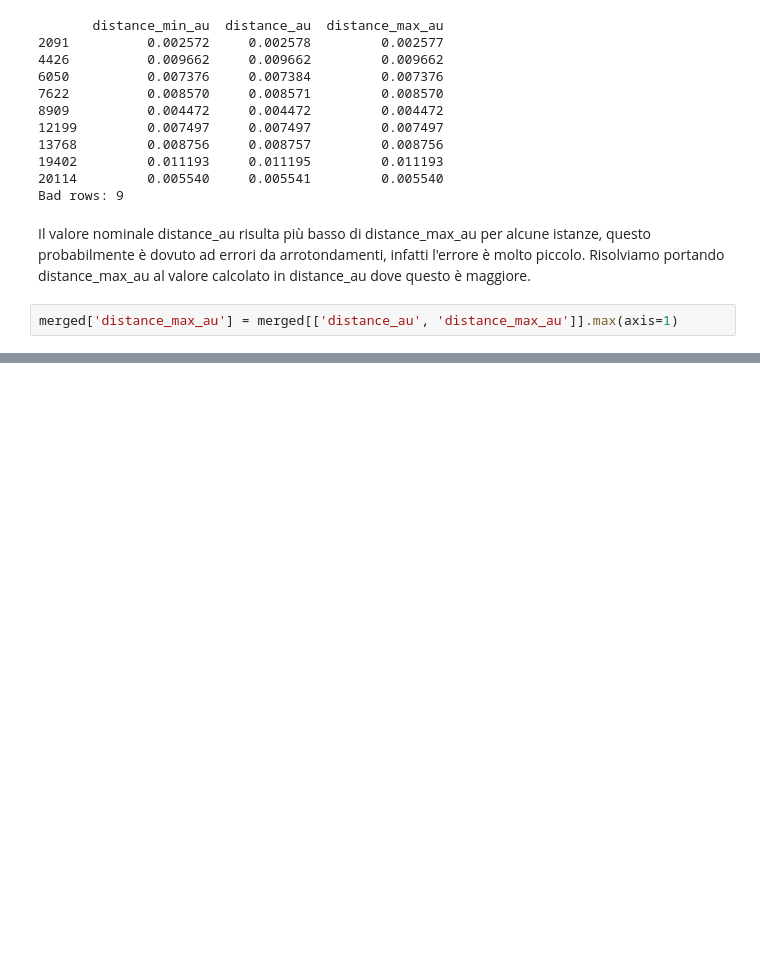
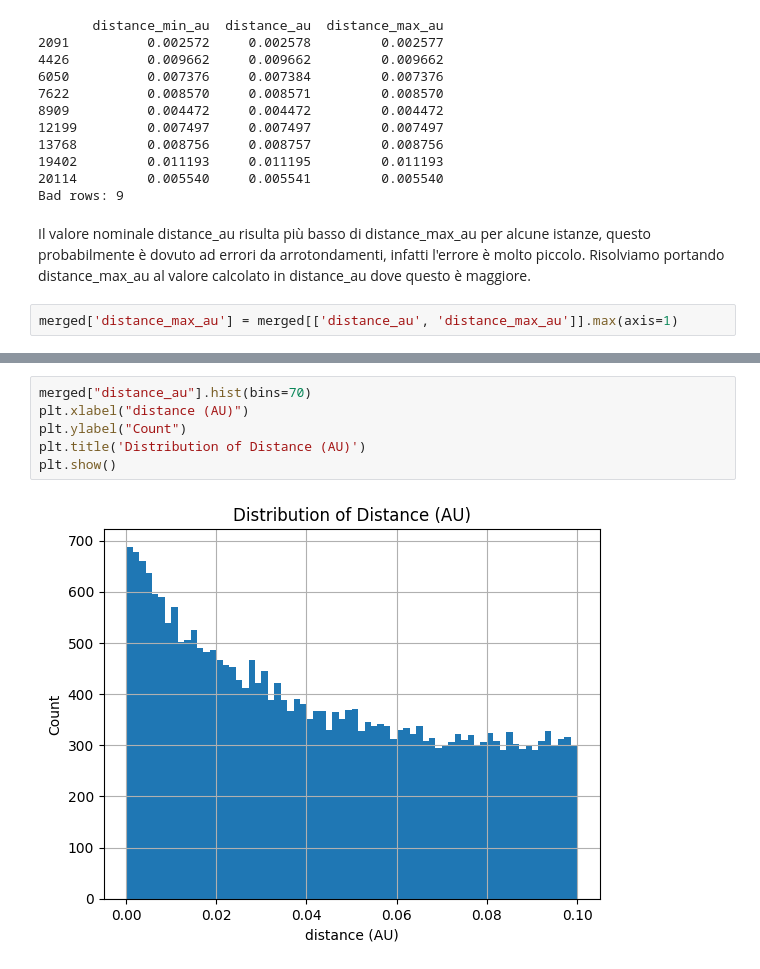
Before and after one commit to k3lly200413-2/Progetto_Nasa_Data_Intensive, a Jupyter notebook: Untitled.ipynb, the cells around one changed output, grey strips where cells are left out. Saved outputs shown, nothing was run; the diff lists cells and outputs as text; blank space fills up the shorter version.

Commit message:
feat: add graphs for important variables

```diff
--- a/Untitled.ipynb
+++ b/Untitled.ipynb
@@ -664,0 +693,8 @@ memory usage: 7.1 MB
+# %%
+merged["distance_au"].hist(bins=70)
+plt.xlabel("distance (AU)")
+plt.ylabel("Count")
+plt.title('Distribution of Distance (AU)')
+plt.show()
+# %% [output]
+[figure, added]
```
Also changed, not shown: parts of 27 cells of this notebook.
